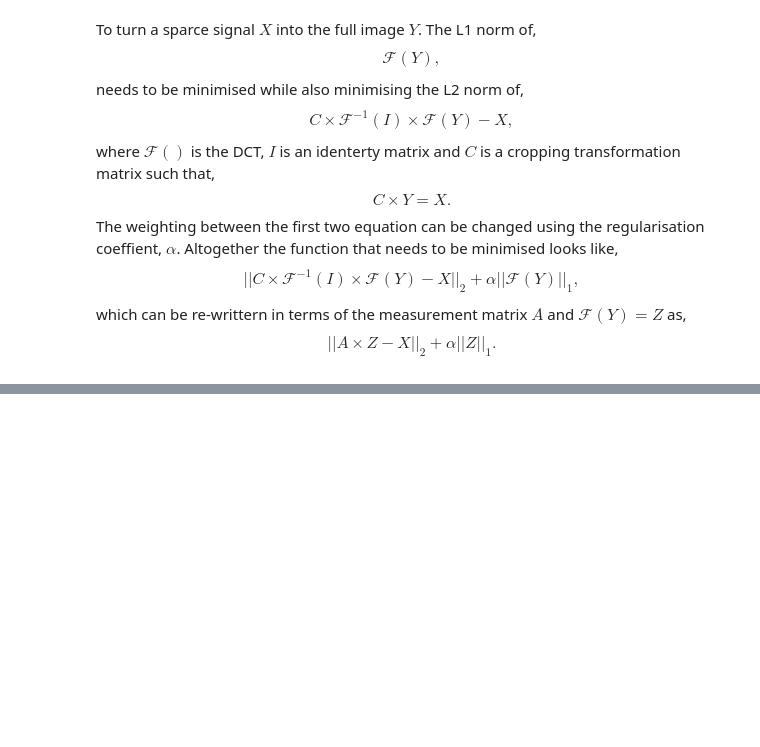
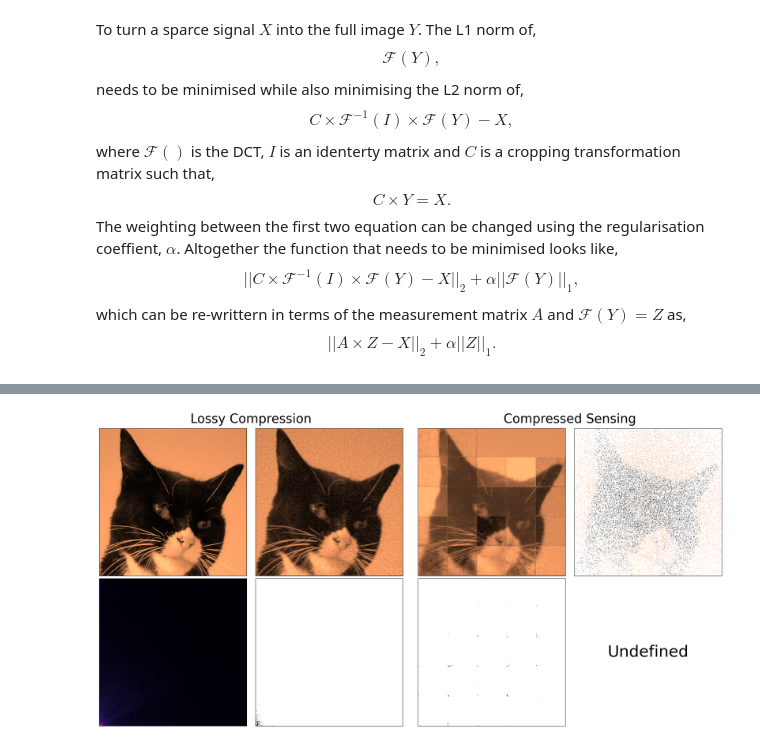
Before and after one commit to Jammi-Dodgers/THz-Compressed-Sensing, a Jupyter notebook: CS_2d.ipynb, the cells around one changed output, grey strips where cells are left out. Cells and saved outputs as stored; diff of their text form; code cells hidden in the pictures; blank space fills up the shorter version.

```diff
--- a/CS_2d.ipynb
+++ b/CS_2d.ipynb
@@ -181,0 +218,60 @@ plt.show()
+# %%
+target_dct = spfft.dctn(target, norm= "forward", type= 4)
+
+is_significant = 1e-10 < np.abs(result_dct)
+result_dct[~is_significant] = np.nan
+
+lossy_dct = np.zeros_like(target_dct)
+is_significant = np.percentile(np.abs(target_dct), (0.99)*100) < np.abs(target_dct)
+lossy_dct[is_significant] = target_dct[is_significant]
+lossy = spfft.idctn(lossy_dct, norm= "forward", type= 4)
+lossy_dct[~is_significant] = np.nan
+
+p = 0.4
+# %%
+plt.rcParams.update({"font.size": 24, "image.cmap": "copper"})
+
+fig = plt.figure(layout= "constrained", figsize= (20, 10), facecolor='none')
+subfigs = fig.subfigures(1, 2)
+
+subfigs[0].suptitle("Lossy Compression")
+lossy_compression_axes = subfigs[0].subplots(2, 2, gridspec_kw= {"wspace":0, "hspace":0})
+lossy_compression_axes = np.ravel(lossy_compression_axes)
+
+lossy_compression_axes[0].imshow(target, interpolation= "none")
+lossy_compression_axes[0].set(xticks= [], yticks= [], facecolor='white')
+lossy_compression_axes[2].imshow(np.abs(target_dct)**p, cmap= "magma", origin= "lower")
+lossy_compression_axes[2].set(xticks= [], yticks= [], facecolor='white')
+
+lossy_compression_axes[1].imshow(lossy, interpolation= "none")
+lossy_compression_axes[1].set(xticks= [], yticks= [], facecolor='white')
+lossy_compression_axes[3].imshow(np.abs(lossy_dct)**p, cmap= "magma", origin= "lower")
+lossy_compression_axes[3].set(xticks= [], yticks= [], facecolor='white')
+
+#lossy_compression_axes[0].annotate("", xytext=(0.45, 0.5), textcoords='subfigure fraction',
+#                                   xy=(0.55, 0.5), xycoords='subfigure fraction',
+#                                   arrowprops=dict(facecolor='tab:blue', edgecolor= "none", width= 20, headwidth= 50, headlength= 40))
+
+subfigs[1].suptitle("Compressed Sensing")
+compressed_sensing_axes = subfigs[1].subplots(2, 2, gridspec_kw= {"wspace":0, "hspace":0})
+compressed_sensing_axes = np.ravel(compressed_sensing_axes)
+
+compressed_sensing_axes[0].imshow(result, interpolation= "none")
+compressed_sensing_axes[0].set(xticks= [], yticks= [], facecolor='white')
+compressed_sensing_axes[2].imshow(np.abs(result_dct)**p, cmap= "magma", origin= "lower")
+compressed_sensing_axes[2].set(xticks= [], yticks= [], facecolor='white')
+
+compressed_sensing_axes[1].imshow(signal, interpolation= "none")
+compressed_sensing_axes[1].set(xticks= [], yticks= [], facecolor='white')
+compressed_sensing_axes[3].axis("off")
+compressed_sensing_axes[3].text(0.5, 0.5, "Undefined", horizontalalignment= "center", verticalalignment= "center", fontsize= 36)
+compressed_sensing_axes[3].set(xticks= [], yticks= [], facecolor='white')
+
+#compressed_sensing_axes[0].annotate("", xytext=(0.55, 0.5), textcoords='subfigure fraction',
+#                                   xy=(0.45, 0.5), xycoords='subfigure fraction',
+#                                   arrowprops=dict(facecolor='tab:blue', edgecolor= "none", width= 20, headwidth= 50, headlength= 40))
+
+fig.savefig("graphs\\alfie_lc_vs_cs2")
+plt.show()
+# %% [output]
+[figure, added]
```
Also changed, not shown: parts of 9 cells of this notebook, 8 other files.
